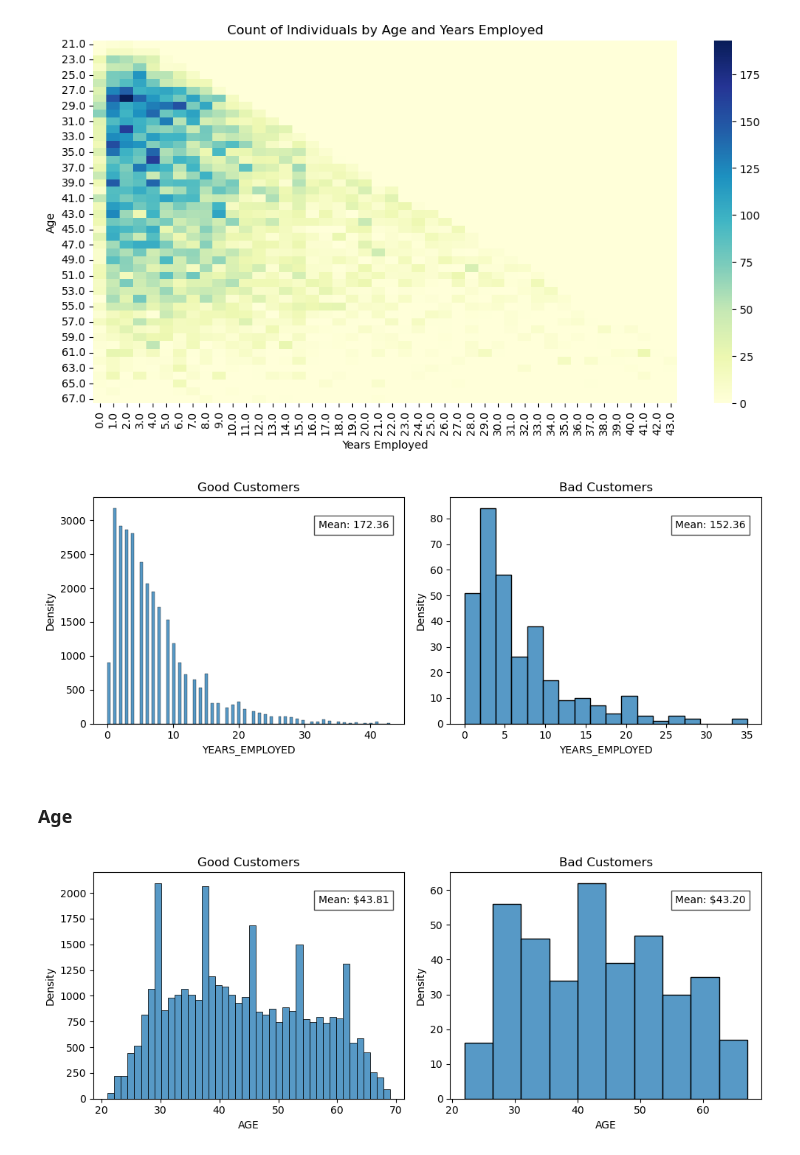
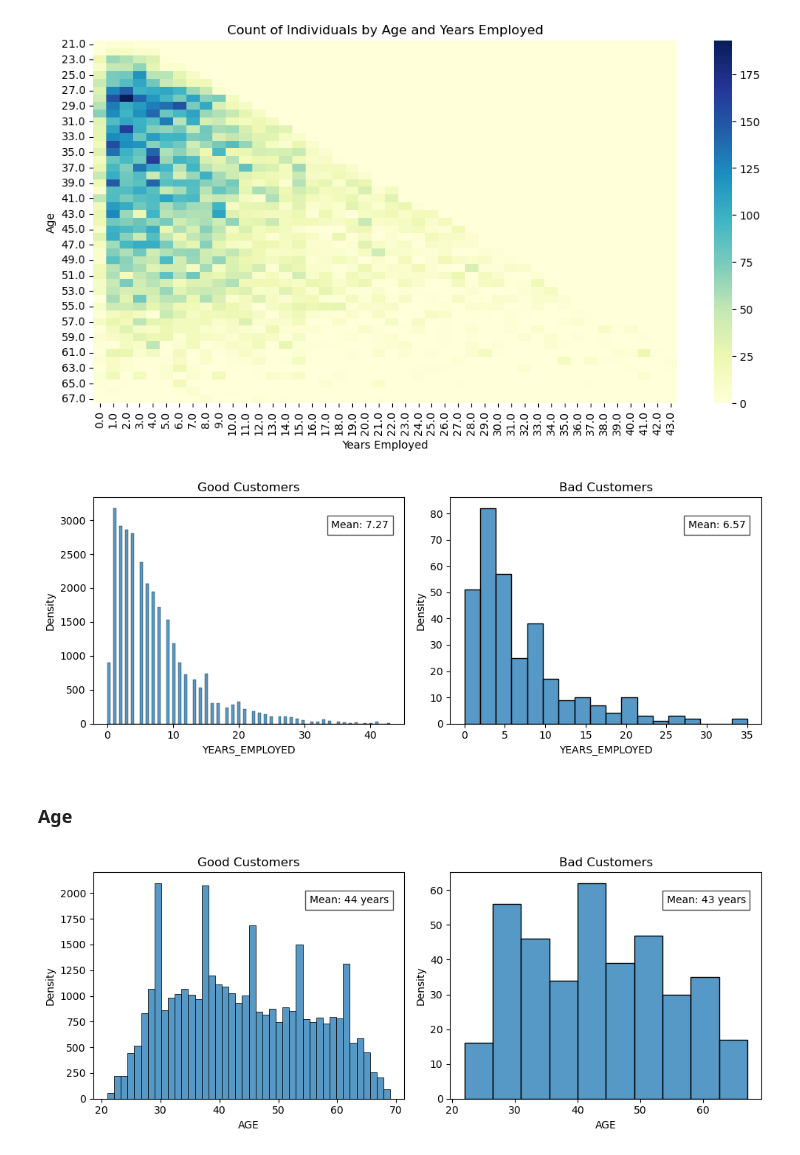
Before and after one commit to DBlassio/tangelo, a Jupyter notebook: notebooks/exploration.ipynb, the cells around one changed output. Saved outputs shown, nothing was run; the diff lists cells and outputs as text; code cells hidden in the pictures.

```diff
--- a/notebooks/exploration.ipynb
+++ b/notebooks/exploration.ipynb
@@ -272,7 +272,7 @@ plt.show()
 # %%
 #Searching up a bit I found that Turkey has the lowest retirement age in 2023 with 45 years. So the people above this age and with >100 years employed will be flagged as 'Pensioner'.
 df.loc[(df['AGE'] >= 45) & (df['YEARS_EMPLOYED'] >= 100), 'OCCUPATION_TYPE'] = 'Pensioner'
-
+df.loc[df['NAME_INCOME_TYPE']== "Pensioner", 'OCCUPATION_TYPE'] = 'Pensioner'
 
 #We will keep only the cases where individual's reported age is at leats 15 years higher than the years employed and are not pensioners. (Assuming people can work from 15 years old)
 Aux = df[df['OCCUPATION_TYPE'] == 'Pensioner']
@@ -294,33 +294,33 @@ plt.show()
 # %%
 #Plots
 fig, ax = plt.subplots(1, 2, figsize=(10, 4))
 # Plotting the distributions
 sns.histplot(data=df[(df.target == 0)&(df['OCCUPATION_TYPE'] != 'Pensioner')], x="YEARS_EMPLOYED", ax=ax[0])
 sns.histplot(data=df[(df.target == 1)&(df['OCCUPATION_TYPE'] != 'Pensioner')], x="YEARS_EMPLOYED", ax=ax[1])
 
 # Set titles and labels for the subplots
-mean_0 = df[df.target == 0]["YEARS_EMPLOYED"].mean()
+mean_0 = df[(df.target == 0)&(df['OCCUPATION_TYPE'] != 'Pensioner')]["YEARS_EMPLOYED"].mean()
 txt_0 = f'Mean: {mean_0:,.2f}'
 
 ax[0].set_title('Good Customers')
 ax[0].set_xlabel('YEARS_EMPLOYED')
 ax[0].set_ylabel('Density')
 ax[0].text(0.95, 0.9, txt_0, transform=ax[0].transAxes, va='top', ha='right', bbox=dict(facecolor='white', alpha=0.7))
 
 # Set titles and labels for the subplots
-mean_1 = df[df.target == 1]["YEARS_EMPLOYED"].mean()
+mean_1 = df[(df.target == 1)&(df['OCCUPATION_TYPE'] != 'Pensioner')]["YEARS_EMPLOYED"].mean()
 txt_1 = f'Mean: {mean_1:,.2f}'
 
 ax[1].set_title('Bad Customers')
 ax[1].set_xlabel('YEARS_EMPLOYED')
 ax[1].set_ylabel('Density')
 ax[1].text(0.95, 0.9, txt_1, transform=ax[1].transAxes, va='top', ha='right', bbox=dict(facecolor='white', alpha=0.7))
 
 # Adjust layout
 plt.tight_layout()
 plt.show()
 # %% [output]
-[figure, old version]
+[figure, new version]
 # %% [markdown]
 ### Age
 # %%
@@ -332,7 +332,7 @@ sns.histplot(data=df[df.target == 1], x="AGE", ax=ax[1])
 
 # Set titles and labels for the subplots
 mean_0 = df[df.target == 0]["AGE"].mean()
-txt_0 = f'Mean: ${mean_0:,.2f}'
+txt_0 = f'Mean: {mean_0:,.0f} years'
 
 ax[0].set_title('Good Customers')
 ax[0].set_xlabel('AGE')
@@ -341,7 +341,7 @@ ax[0].text(0.95, 0.9, txt_0, transform=ax[0].transAxes, va='top', ha='right', bb
 
 # Set titles and labels for the subplots
 mean_1 = df[df.target == 1]["AGE"].mean()
-txt_1 = f'Mean: ${mean_1:,.2f}'
+txt_1 = f'Mean: {mean_1:,.0f} years'
 
 ax[1].set_title('Bad Customers')
 ax[1].set_xlabel('AGE')
@@ -352,4 +352,4 @@ ax[1].text(0.95, 0.9, txt_1, transform=ax[1].transAxes, va='top', ha='right', bb
 plt.tight_layout()
 plt.show()
 # %% [output]
-[figure, old version]
+[figure, new version]
```
Also changed, not shown: 1 other file.
